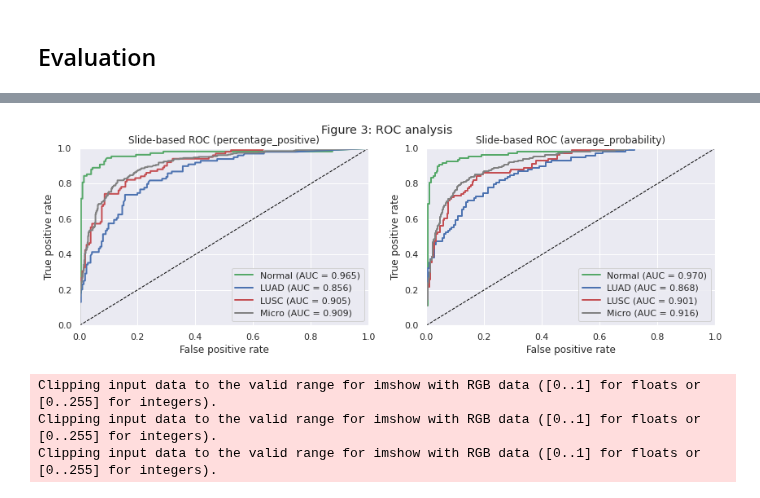
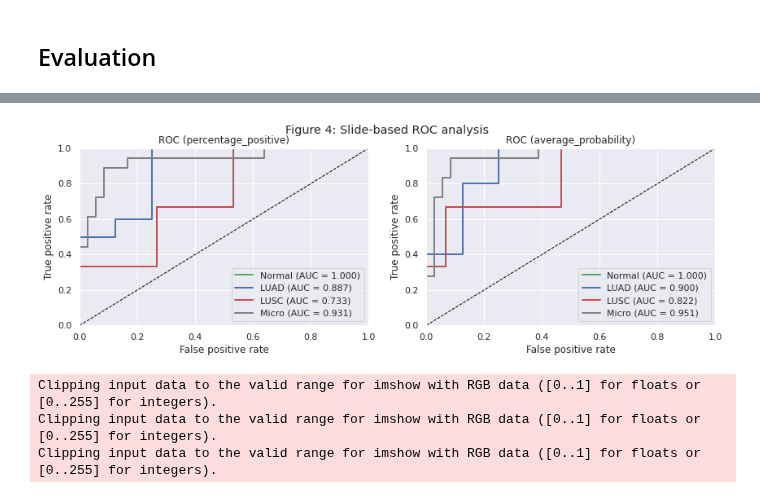
Before and after one commit to ImagingDataCommons/idc-pathomics-use-case-1, a Jupyter notebook: src/cptac-use-case.ipynb, the cells around one changed output, grey strips where cells are left out. Saved outputs shown, nothing was run; the diff lists cells and outputs as text; code cells hidden in the pictures.

```diff
--- a/src/cptac-use-case.ipynb
+++ b/src/cptac-use-case.ipynb
@@ -356,6 +377,6 @@ best_model = InceptionModel.load(best_model_dir)
 # %%
 from evaluation.predictions import Predictions
 
-test_dataset = Dataset(os.path.join(input_dir, 'test_norm_luad_lscc_small.csv'), num_classes=3)
+test_dataset = Dataset(os.path.join(input_dir, 'test_norm_luad_lscc_tiny.csv'), num_classes=3)
 predictions = Predictions(best_model, test_dataset)
-predictions.save(os.path.join(output_dir_experiment, 'predictions_testset_small.json'))
+predictions.save(os.path.join(output_dir_experiment, 'predictions_testset_tiny.json'))
@@ -363,7 +387,7 @@ predictions.save(os.path.join(output_dir_experiment, 'predictions_testset_small.
 from evaluation.roc import ROCAnalysis
 
 roc_analysis = ROCAnalysis(predictions, experiment='norm_luad_lusc')
-roc_analysis.print_and_save_tabluar_results(os.path.join(output_dir_experiment, 'results_table_small.html'))
+roc_analysis.print_and_save_tabluar_results(os.path.join(output_dir_experiment, 'results_table_tiny.html'))
 roc_analysis.plot_and_save(output_dir_experiment)
 # %% [output]
 |  | tile-based |  | slide-based |  |  |  |
@@ -377,4 +400,4 @@ roc_analysis.plot_and_save(output_dir_experiment)
-[figure, old version]
+[figure, new version]
 # %%
 from evaluation.heatmap import get_heatmap, plot_colormap_legend
 from evaluation.predictions import Predictions
```
Also changed, not shown: parts of 20 cells of this notebook, 3 other files.
